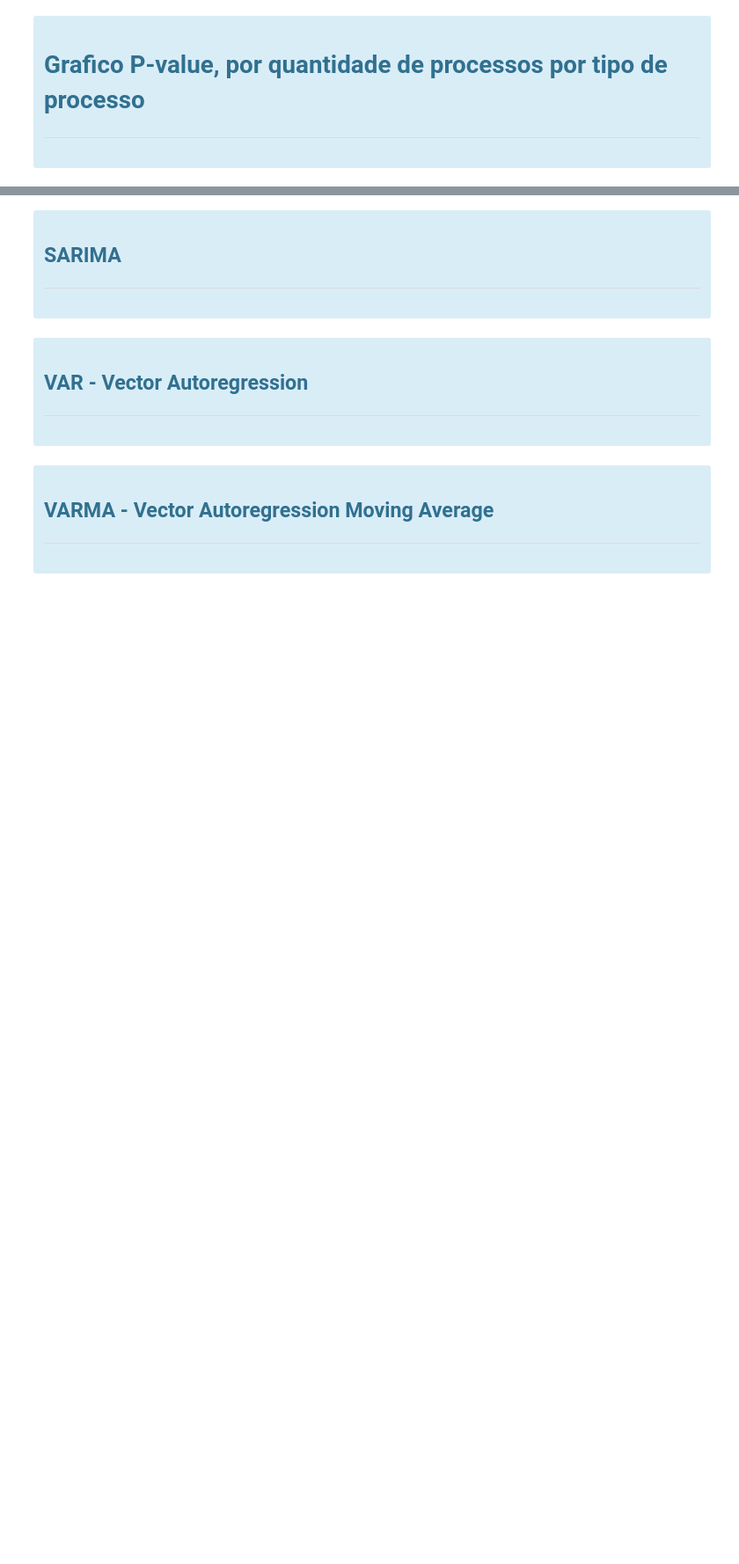
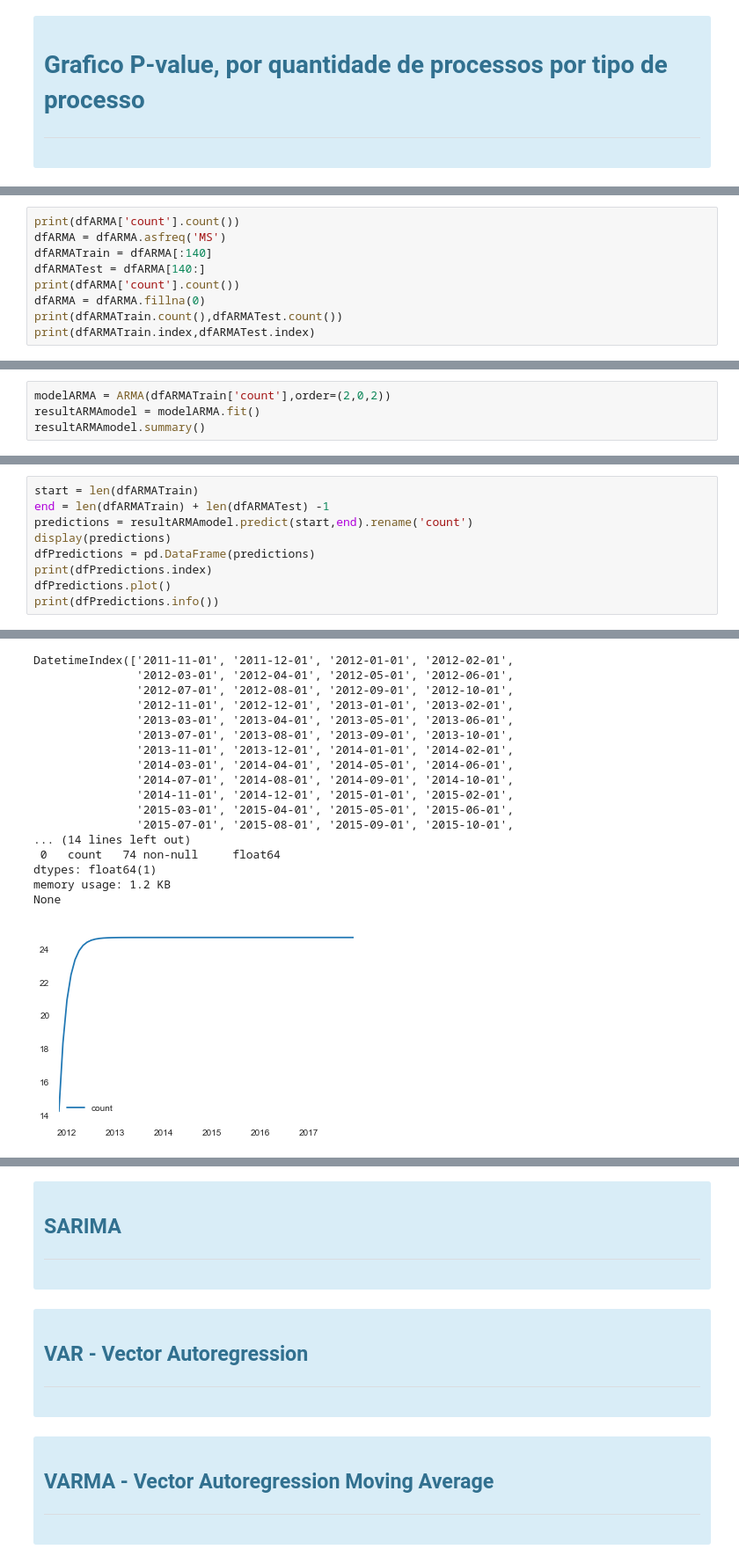
Before and after one commit to joaocamargo/TCC-PUCRS-2020, a Jupyter notebook: TCC- Forecasting.ipynb, the cells around one changed output, grey strips where cells are left out. Shown at 88% size. Cells and saved outputs as stored; diff of their text form; blank space fills up the shorter version.

```diff
--- a/TCC- Forecasting.ipynb
+++ b/TCC- Forecasting.ipynb
@@ -572,0 +843,9 @@ df_count_year_month_type[df_count_year_month_type['type']=='Petição'].plot() #
+# %%
+print(dfARMA['count'].count())
+dfARMA = dfARMA.asfreq('MS')
+dfARMATrain = dfARMA[:140]
+dfARMATest = dfARMA[140:]
+print(dfARMA['count'].count())
+dfARMA = dfARMA.fillna(0)
+print(dfARMATrain.count(),dfARMATest.count())
+print(dfARMATrain.index,dfARMATest.index)
@@ -572,0 +870,4 @@ df_count_year_month_type[df_count_year_month_type['type']=='Petição'].plot() #
+# %%
+modelARMA = ARMA(dfARMATrain['count'],order=(2,0,2))
+resultARMAmodel = modelARMA.fit()
+resultARMAmodel.summary()
@@ -572,0 +891,10 @@ df_count_year_month_type[df_count_year_month_type['type']=='Petição'].plot() #
+# %%
+start = len(dfARMATrain)
+end = len(dfARMATrain) + len(dfARMATest) -1
+predictions = resultARMAmodel.predict(start,end).rename('count')
+display(predictions)
+dfPredictions = pd.DataFrame(predictions)
+print(dfPredictions.index)
+dfPredictions.plot()
+print(dfPredictions.info())
+# %% [output]
@@ -572,0 +913,18 @@ df_count_year_month_type[df_count_year_month_type['type']=='Petição'].plot() #
+DatetimeIndex(['2011-11-01', '2011-12-01', '2012-01-01', '2012-02-01',
+               '2012-03-01', '2012-04-01', '2012-05-01', '2012-06-01',
+               '2012-07-01', '2012-08-01', '2012-09-01', '2012-10-01',
+               '2012-11-01', '2012-12-01', '2013-01-01', '2013-02-01',
+               '2013-03-01', '2013-04-01', '2013-05-01', '2013-06-01',
+               '2013-07-01', '2013-08-01', '2013-09-01', '2013-10-01',
+               '2013-11-01', '2013-12-01', '2014-01-01', '2014-02-01',
+               '2014-03-01', '2014-04-01', '2014-05-01', '2014-06-01',
+               '2014-07-01', '2014-08-01', '2014-09-01', '2014-10-01',
+               '2014-11-01', '2014-12-01', '2015-01-01', '2015-02-01',
+               '2015-03-01', '2015-04-01', '2015-05-01', '2015-06-01',
+               '2015-07-01', '2015-08-01', '2015-09-01', '2015-10-01',
+... (14 lines left out)
+ 0   count   74 non-null     float64
+dtypes: float64(1)
+memory usage: 1.2 KB
+None
+[figure, added]
```
Also changed, not shown: parts of 71 cells of this notebook.
